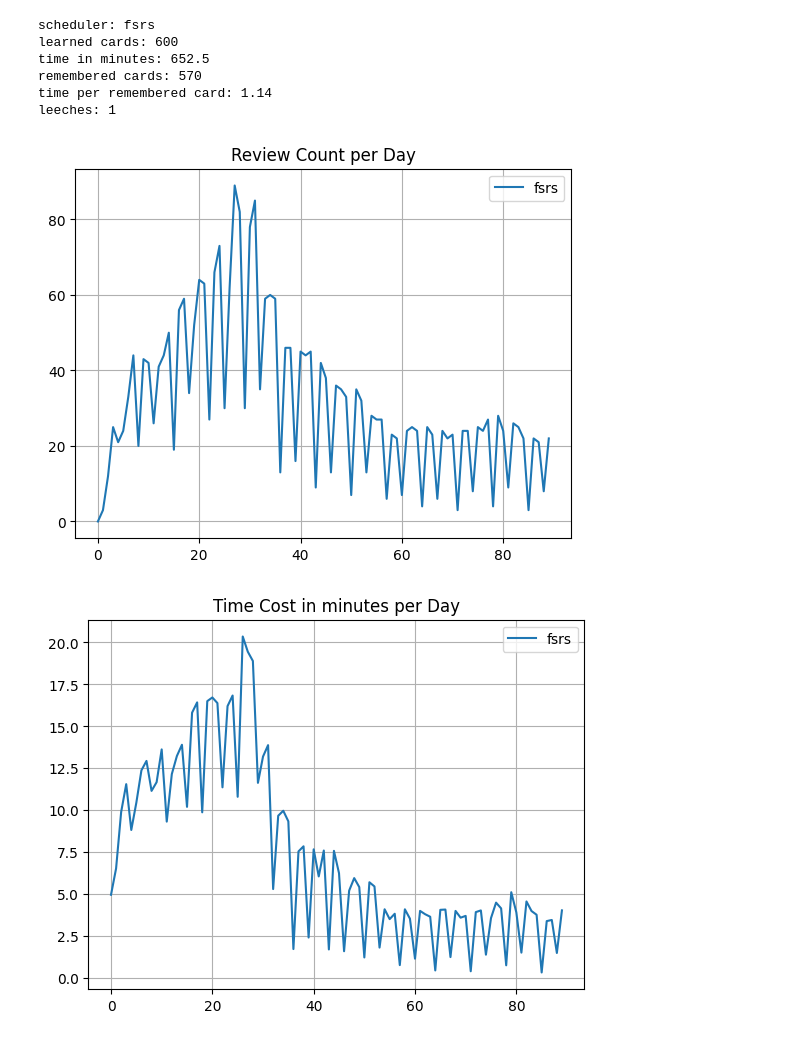
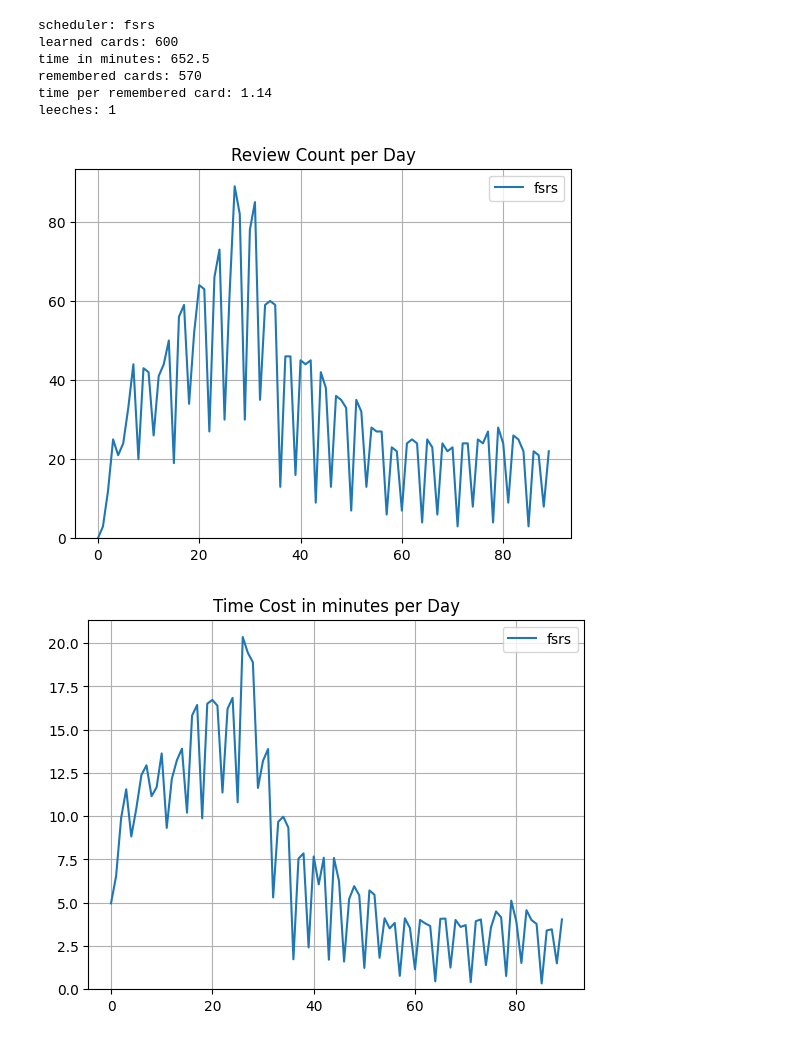
Before and after one commit to open-spaced-repetition/easy-days-simulator, a Jupyter notebook: notebook.ipynb, the cells around one changed output. Saved outputs shown, nothing was run; the diff lists cells and outputs as text; code cells hidden in the pictures.

Commit message:
fine-tune ylim

```diff
--- a/notebook.ipynb
+++ b/notebook.ipynb
@@ -395,35 +395,37 @@ for seed in range(0, sample_size):
 
 plt.figure(1)
 plt.title(f"Review Count per Day")
 plt.legend()
 plt.grid(True)
+plt.ylim(0, None)
 plt.figure(2)
 plt.title(f"Time Cost in minutes per Day")
 plt.legend()
 plt.grid(True)
+plt.ylim(0, None)
 plt.figure(3)
 plt.title(f"Cumulative Learn Count per Day")
 plt.legend()
 plt.grid(True)
 plt.figure(4)
 plt.title("Retention per Day")
 plt.legend()
 plt.grid(True)
 plt.figure(5)
 plt.title(f"Memorized Count per Day")
 plt.legend()
 plt.grid(True)
 plt.show()
 plt.close("all")
 # %% [output]
 scheduler: fsrs
 learned cards: 600
 time in minutes: 652.5
 remembered cards: 570
 time per remembered card: 1.14
 leeches: 1
-[figure, old version]
+[figure, new version]
-[figure, old version]
+[figure, new version]
 [figure]
 [figure]
 [figure]
```
